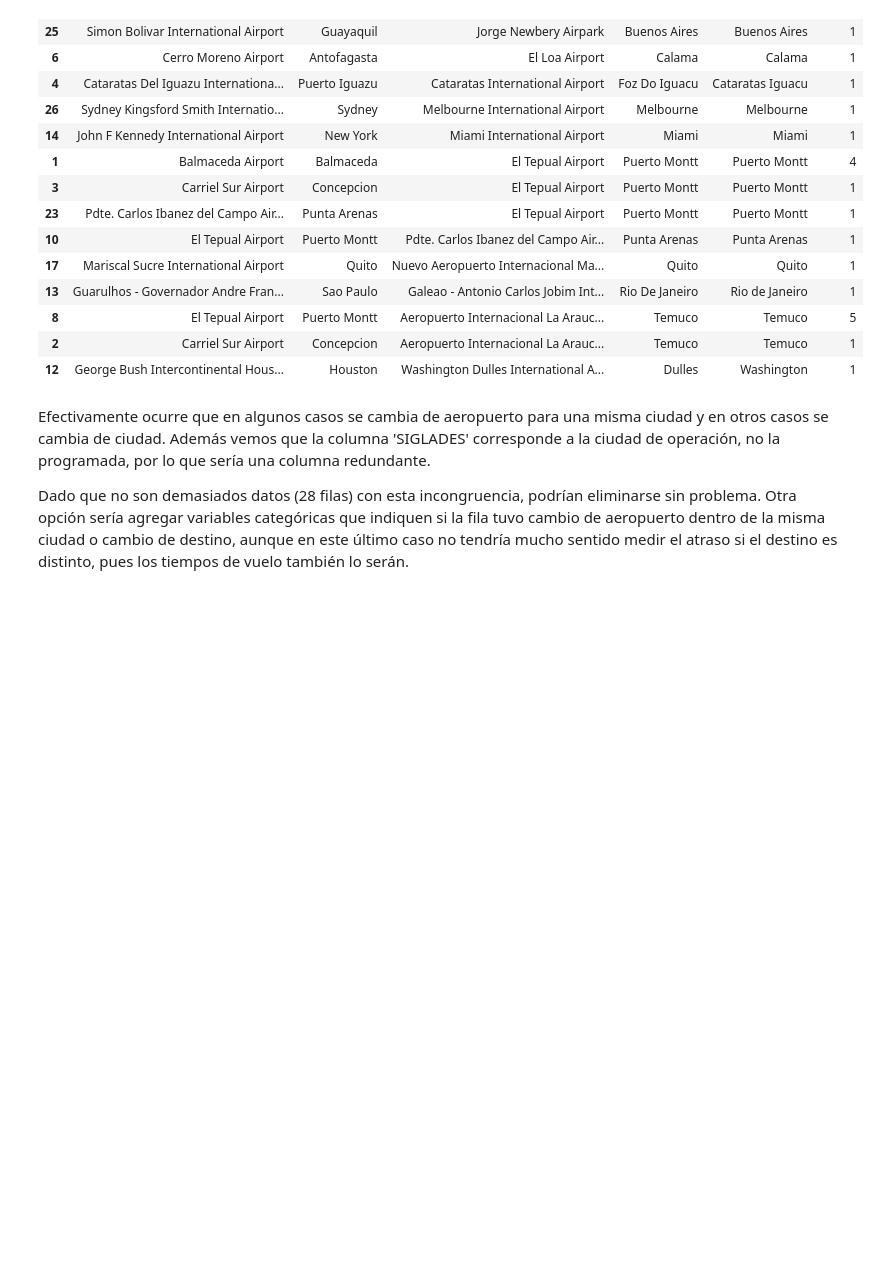
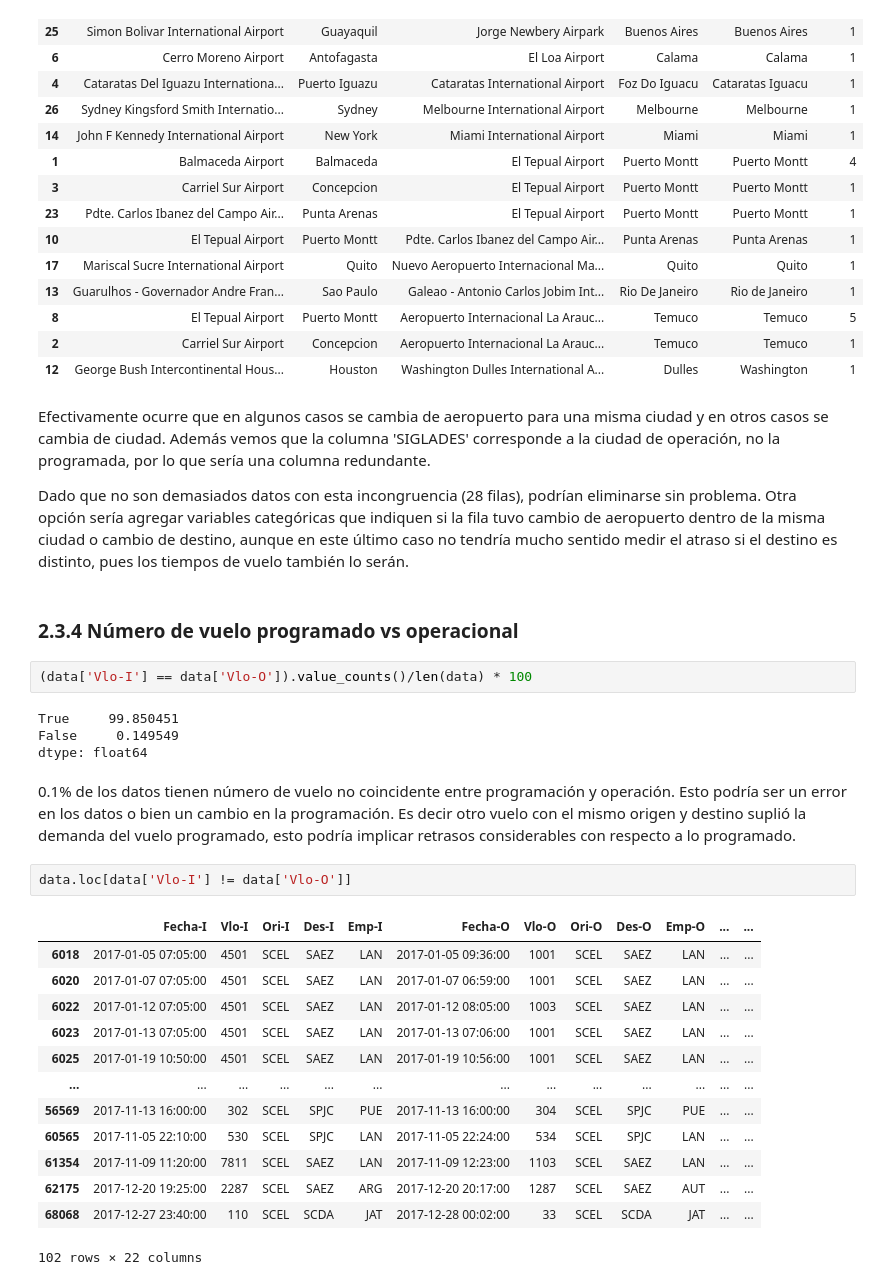
Before and after one commit to igonzalezperez/airline-challenge, a Jupyter notebook: solution.ipynb, the cells around one changed output. Saved outputs shown, nothing was run; the diff lists cells and outputs as text; blank space fills up the shorter version.

```diff
--- a/solution.ipynb
+++ b/solution.ipynb
@@ -379,4 +379,30 @@ df_mismatch.loc[cond]
 # %% [markdown]
 Efectivamente ocurre que en algunos casos se cambia de aeropuerto para una misma ciudad y en otros casos se cambia de ciudad. Además vemos que la columna 'SIGLADES' corresponde a la ciudad de operación, no la programada, por lo que sería una columna redundante.
 
-Dado que no son demasiados datos (28 filas) con esta incongruencia, podrían eliminarse sin problema. Otra opción sería agregar variables categóricas que indiquen si la fila tuvo cambio de aeropuerto dentro de la misma ciudad o cambio de destino, aunque en este último caso no tendría mucho sentido medir el atraso si el destino es distinto, pues los tiempos de vuelo también lo serán.
+Dado que no son demasiados datos con esta incongruencia (28 filas), podrían eliminarse sin problema. Otra opción sería agregar variables categóricas que indiquen si la fila tuvo cambio de aeropuerto dentro de la misma ciudad o cambio de destino, aunque en este último caso no tendría mucho sentido medir el atraso si el destino es distinto, pues los tiempos de vuelo también lo serán.
+# %% [markdown]
+### 2.3.4 Número de vuelo programado vs operacional
+# %%
+(data['Vlo-I'] == data['Vlo-O']).value_counts()/len(data) * 100
+# %% [output]
+True     99.850451
+False     0.149549
+dtype: float64
+# %% [markdown]
+0.1% de los datos tienen número de vuelo no coincidente entre programación y operación. Esto podría ser un error en los datos o bien un cambio en la programación. Es decir otro vuelo con el mismo origen y destino suplió la demanda del vuelo programado, esto podría implicar retrasos considerables con respecto a lo programado.
+# %%
+data.loc[data['Vlo-I'] != data['Vlo-O']]
+# %% [output]
+|  | Fecha-I | Vlo-I | Ori-I | Des-I | Emp-I | Fecha-O | Vlo-O | Ori-O | Des-O | Emp-O | ... | ... |
+| 6018 | 2017-01-05 07:05:00 | 4501 | SCEL | SAEZ | LAN | 2017-01-05 09:36:00 | 1001 | SCEL | SAEZ | LAN | ... | ... |
+| 6020 | 2017-01-07 07:05:00 | 4501 | SCEL | SAEZ | LAN | 2017-01-07 06:59:00 | 1001 | SCEL | SAEZ | LAN | ... | ... |
+| 6022 | 2017-01-12 07:05:00 | 4501 | SCEL | SAEZ | LAN | 2017-01-12 08:05:00 | 1003 | SCEL | SAEZ | LAN | ... | ... |
+| 6023 | 2017-01-13 07:05:00 | 4501 | SCEL | SAEZ | LAN | 2017-01-13 07:06:00 | 1001 | SCEL | SAEZ | LAN | ... | ... |
+| 6025 | 2017-01-19 10:50:00 | 4501 | SCEL | SAEZ | LAN | 2017-01-19 10:56:00 | 1001 | SCEL | SAEZ | LAN | ... | ... |
+| ... | ... | ... | ... | ... | ... | ... | ... | ... | ... | ... | ... | ... |
+| 56569 | 2017-11-13 16:00:00 | 302 | SCEL | SPJC | PUE | 2017-11-13 16:00:00 | 304 | SCEL | SPJC | PUE | ... | ... |
+| 60565 | 2017-11-05 22:10:00 | 530 | SCEL | SPJC | LAN | 2017-11-05 22:24:00 | 534 | SCEL | SPJC | LAN | ... | ... |
+| 61354 | 2017-11-09 11:20:00 | 7811 | SCEL | SAEZ | LAN | 2017-11-09 12:23:00 | 1103 | SCEL | SAEZ | LAN | ... | ... |
+| 62175 | 2017-12-20 19:25:00 | 2287 | SCEL | SAEZ | ARG | 2017-12-20 20:17:00 | 1287 | SCEL | SAEZ | AUT | ... | ... |
+| 68068 | 2017-12-27 23:40:00 | 110 | SCEL | SCDA | JAT | 2017-12-28 00:02:00 | 33 | SCEL | SCDA | JAT | ... | ... |
+102 rows × 22 columns
```
Also changed, not shown: parts of 3 cells of this notebook.
